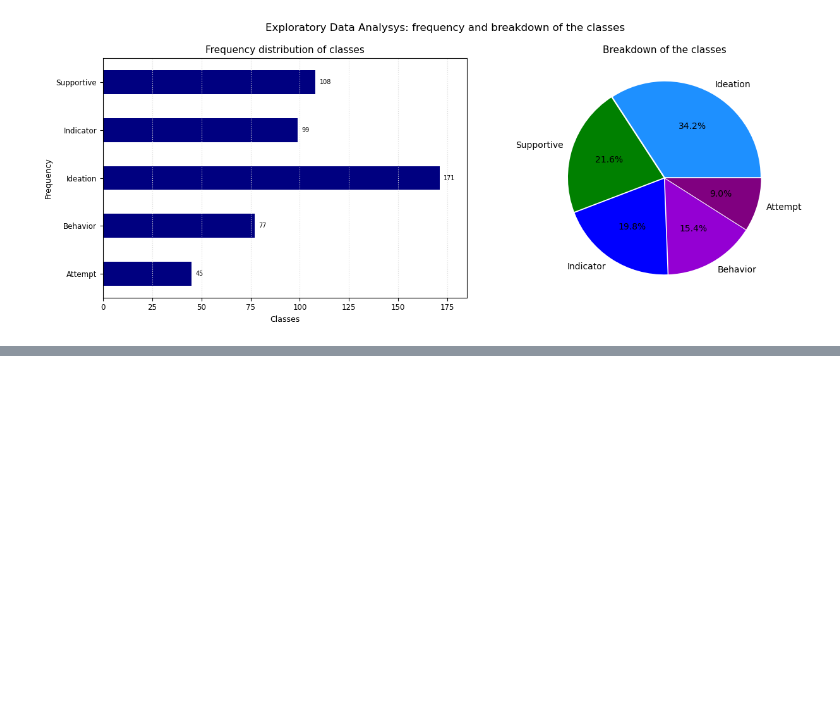
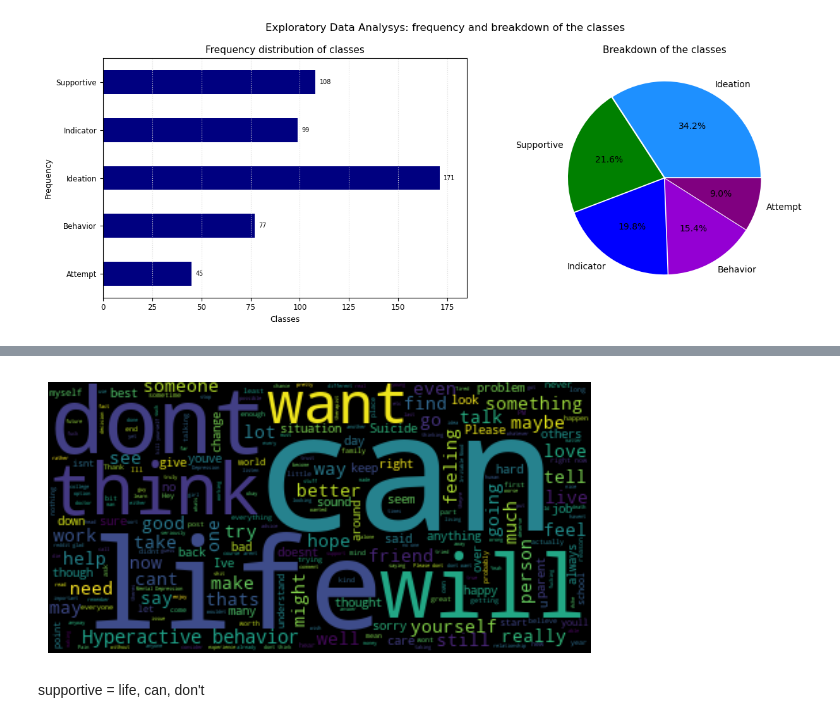
Before and after one commit to SebastianoDenegri/Targeted_Suicide_Intervention, a Jupyter notebook: Reddit_Users_Classification.ipynb, the cells around one changed output, grey strips where cells are left out. Drawn from its saved outputs; the diff is of its cells as text; code cells hidden in the pictures; blank space fills up the shorter version.

```diff
--- a/Reddit_Users_Classification.ipynb
+++ b/Reddit_Users_Classification.ipynb
@@ -344,0 +363,24 @@ plt.show()
+# %%
+# Get the posts from users labelled as "Supportive" and assign them to a string variable
+sup_post = data[data['Label'] == 'Supportive']['Post']
+sup_txt = ' '.join(sup_post)
+# %%
+# create a stopwords object and add words to the stop words list
+sup_sw = STOPWORDS.copy()
+sup_sw.update(['things', 'Im', 'youre', 'time', 'know', "you", 'people', 'me'])
+
+# create a wordcloud object:
+sup_wc = WordCloud(background_color = 'black', max_words = 2000, stopwords = sup_sw)
+
+# plot the word cloud
+sup_wc.generate(sup_txt)
+fig = plt.figure()
+fig.set_figwidth(7) # example; you can use figsize=(...,...) instead
+fig.set_figheight(10) # # example; you can use figsize=(...,...) instead
+plt.imshow(sup_wc, interpolation = 'bilinear')
+plt.axis('off') # Set the axis ticks as off
+plt.show()
+# %% [output]
+[figure, added]
+# %% [markdown]
+supportive = life, can, don't
```
Also changed, not shown: parts of 17 cells of this notebook.
